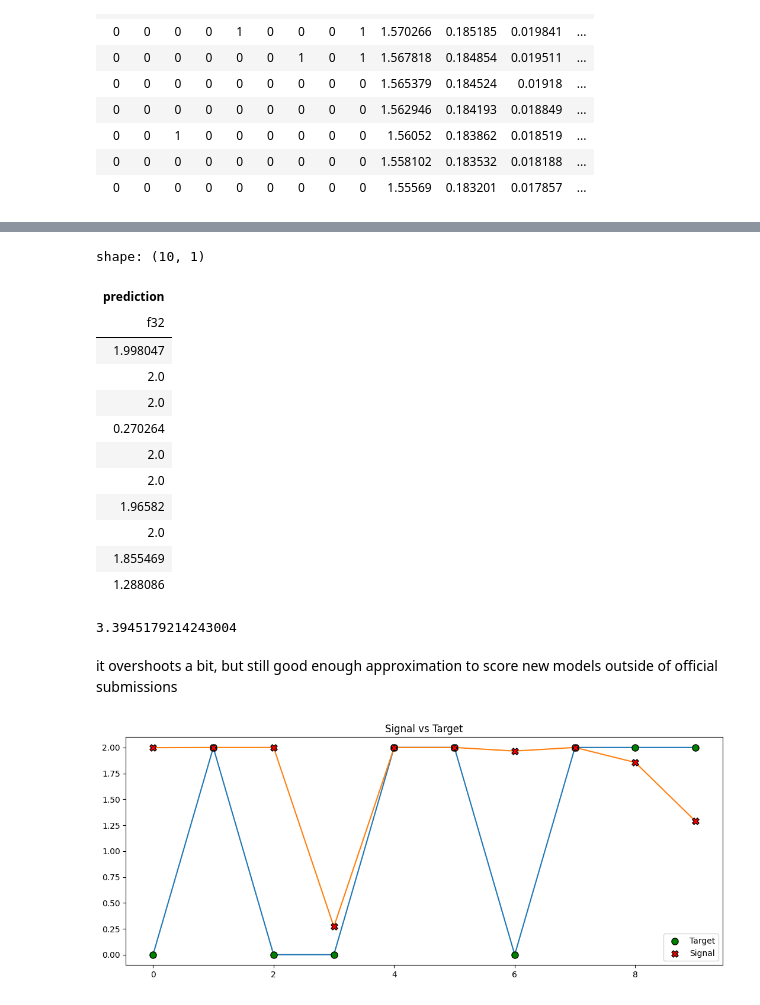
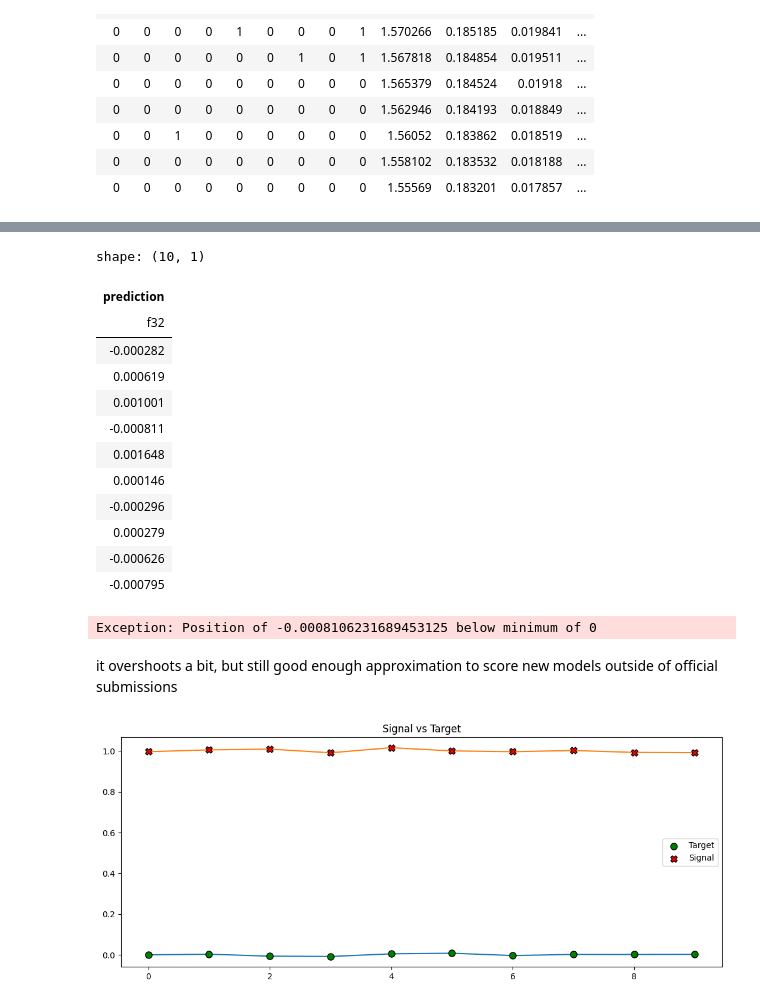
Before and after one commit to whitgroves/hull-tactical-market-prediction, a Jupyter notebook: scoring.ipynb, the cells around one changed output, grey strips where cells are left out. Saved outputs shown, nothing was run; the diff lists cells and outputs as text; code cells hidden in the pictures.

```diff
--- a/scoring.ipynb
+++ b/scoring.ipynb
@@ -50,9 +50,9 @@ shape: (10, 97)
 | 0 | 0 | 0 | 0 | 0 | 0 | 0 | 0 | 0 | 1.558102 | 0.183532 | 0.018188 | ... |
 | 0 | 0 | 0 | 0 | 0 | 0 | 0 | 0 | 0 | 1.55569 | 0.183201 | 0.017857 | ... |
 # %%
-model_names = ['v58']
+model_names = ['v64']
 models = []
 for name in model_names: models.append(saving.load_model(f'.models/{name}.keras', compile=False))
-signals = 2.0 * models[0].predict(test_inputs) #+ models[1].predict(test_inputs)
+signals = models[0].predict(test_inputs) #+ models[1].predict(test_inputs)
 signals
 # %% [output]
@@ -74,16 +75,16 @@ test_submission
 shape: (10, 1)
 | prediction |
 | f32 |
-| 1.998047 |
-| 2.0 |
-| 2.0 |
-| 0.270264 |
-| 2.0 |
-| 2.0 |
-| 1.96582 |
-| 2.0 |
-| 1.855469 |
-| 1.288086 |
+| -0.000282 |
+| 0.000619 |
+| 0.001001 |
+| -0.000811 |
+| 0.001648 |
+| 0.000146 |
+| -0.000296 |
+| 0.000279 |
+| -0.000626 |
+| -0.000795 |
 # %%
 MIN_INVESTMENT = 0
 MAX_INVESTMENT = 2
@@ -143,19 +144,19 @@ def score(solution: pl.DataFrame, submission: pl.DataFrame) -> float:
 # %%
 score(test_solution, test_submission)
 # %% [output]
-3.3945179214243004
+Exception: Position of -0.0008106231689453125 below minimum of 0
 # %% [markdown]
 it overshoots a bit, but still good enough approximation to score new models outside of official submissions
 # %%
-test_targets = np.where(test_solution['market_forward_excess_returns'] > 0, MAX_INVESTMENT, MIN_INVESTMENT)
+test_targets = test_solution.select(pl.col('market_forward_excess_returns')).to_numpy()
 plt.figure(figsize=(13, 5))
 plt.title(f'Signal vs Target')
 plt.plot(test_targets, zorder=-1)
 indices = np.arange(test_targets.shape[0])
 plt.scatter(indices, test_targets, label='Target', edgecolors='k', c='g', s=64)
 plt.plot(signals, zorder=-1)
 plt.scatter(indices, signals, label='Signal', marker='X', edgecolors='k', c='r', s=64)
 plt.legend()
 pass
 # %% [output]
-[figure, old version]
+[figure, new version]
```
Also changed, not shown: parts of 1 cell of this notebook, 7 other files.
